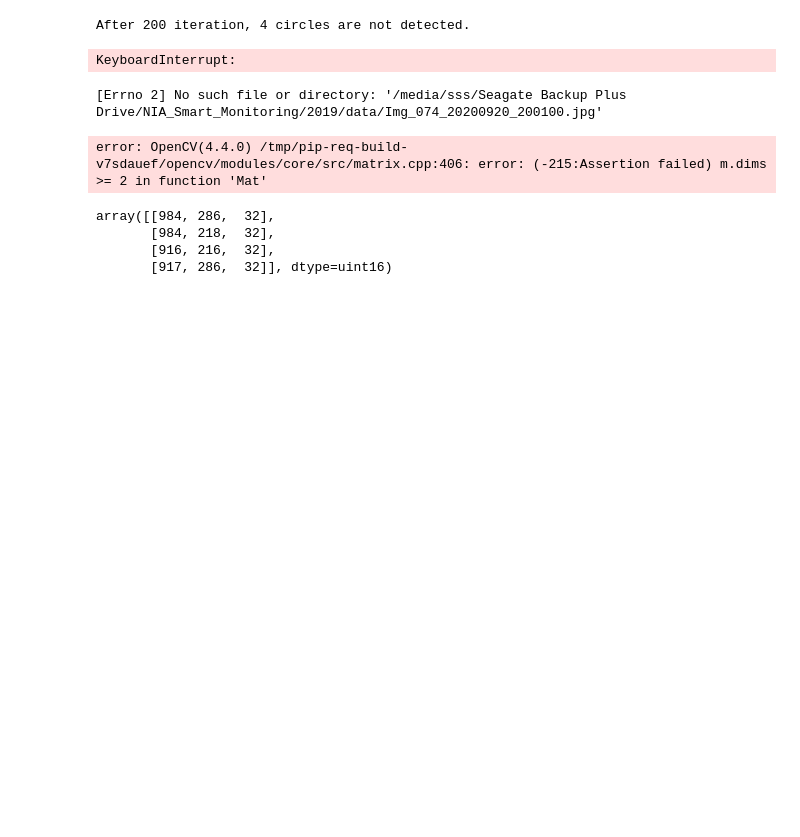
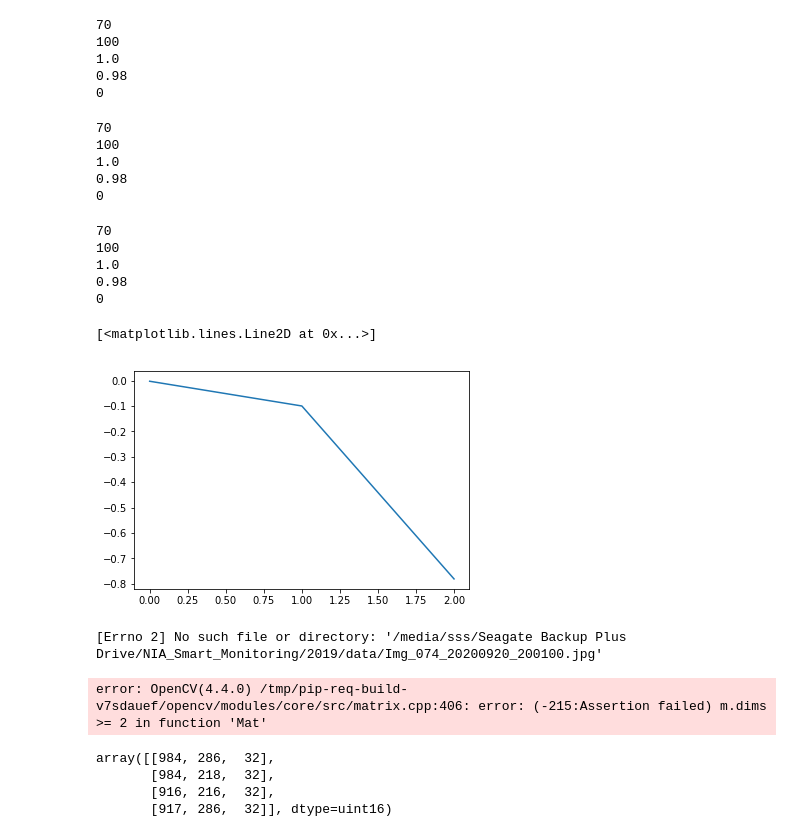
Before and after one commit to StringBottle/brg-shoe-disp-monit, a Jupyter notebook: disp_measure_demo.ipynb, the cells around one changed output. Cells and saved outputs as stored; diff of their text form; code cells hidden in the pictures; blank space fills up the shorter version.

```diff
--- a/disp_measure_demo.ipynb
+++ b/disp_measure_demo.ipynb
@@ -15,17 +97,4 @@ from module.disp_measure import displacement_measure
 # %%
-# 센서 번호 입력
-sensor_num = 192
-sensor_num = str(sensor_num)
-
-# 센서 번호에 따른 이미지 리스트 호출
-img_list = glob.glob(os.path.join('/media/sss/Seagate Backup Plus Drive/NIA_Smart_Monitoring/2019/data', '*.jpg'))
-
-# 센서 번호에 따른 세부 파라메터 호출
-with open('params.json') as param_config_json :
-    param_config = json.load(param_config_json)
-
-params = param_config[sensor_num]
-
 result = [] # 결과를 저장할 result list
 
 # 최초 source image에서 circle detection 수행
@@ -35,36 +104,51 @@ centers, r_estimated, metric = imfindcircles(src_img,
                                             sensitivity = 0.97)
 src_circles = np.concatenate((centers, r_estimated[:,np.newaxis]), axis = 0).T
 src_circles = np.squeeze(src_circles)
 
 # 호출된 이미지 목록에서 displacement_measure 수행
-for img_path in tqdm(img_list):
+for img_path in tqdm(img_list[:3]):
     dest_img = cv2.imread(img_path)
 
     '''
     변경사항
     1. 함수 이름을 displacement_measure로 변경하였습니다.
     2. displacement_measure에 필요한 변수는 아래와 같습니다.
         1) dest_img : 측정 대상 이미지
         2) src_img : 고정점 이미지
         3) src_circles : 고정점 이미지에서 탐지된 원들의 중심 좌표 및 지름 (고정점 이미지에서 변위 재측정 방지용)
         4) min_rad : 최소 원의 지름 크기 / max_rad : 최대 원의 지름 크기
     '''
     disp, dest_circles = displacement_measure(dest_img,
                                               src_img,
-                                              src_circles = src_circles,
-                                              min_rad = params['min_rad'],
-                                              max_rad = params['max_rad'])
+                                              params = params,
+                                              src_circles = src_circles
+                                              )
 
     result.append(disp)
     for dest_circle in dest_circles :
         dest_img = cv2.circle(dest_img, tuple(np.asarray(dest_circle[:2], dtype =np.int64)), int(dest_circle[2]), (0,255,0), thickness=1, lineType=8, shift=0)
     cv2.imwrite(img_path[:-4] + '_with_circles_result.jpeg', dest_img)
 
 collect_rslt = []
 for rslt in result :
     collect_rslt.append(rslt[0])
 
 plt.plot(np.array(collect_rslt))
 # %% [output]
-After 200 iteration, 4 circles are not detected.
+70
+100
+1.0
+0.98
+0
-KeyboardInterrupt:
+70
+100
+1.0
+0.98
+0
+70
+100
+1.0
+0.98
+0
+[<matplotlib.lines.Line2D at 0x...>]
+[figure, added]
```
Also changed, not shown: parts of 10 cells of this notebook, 1 other file.
